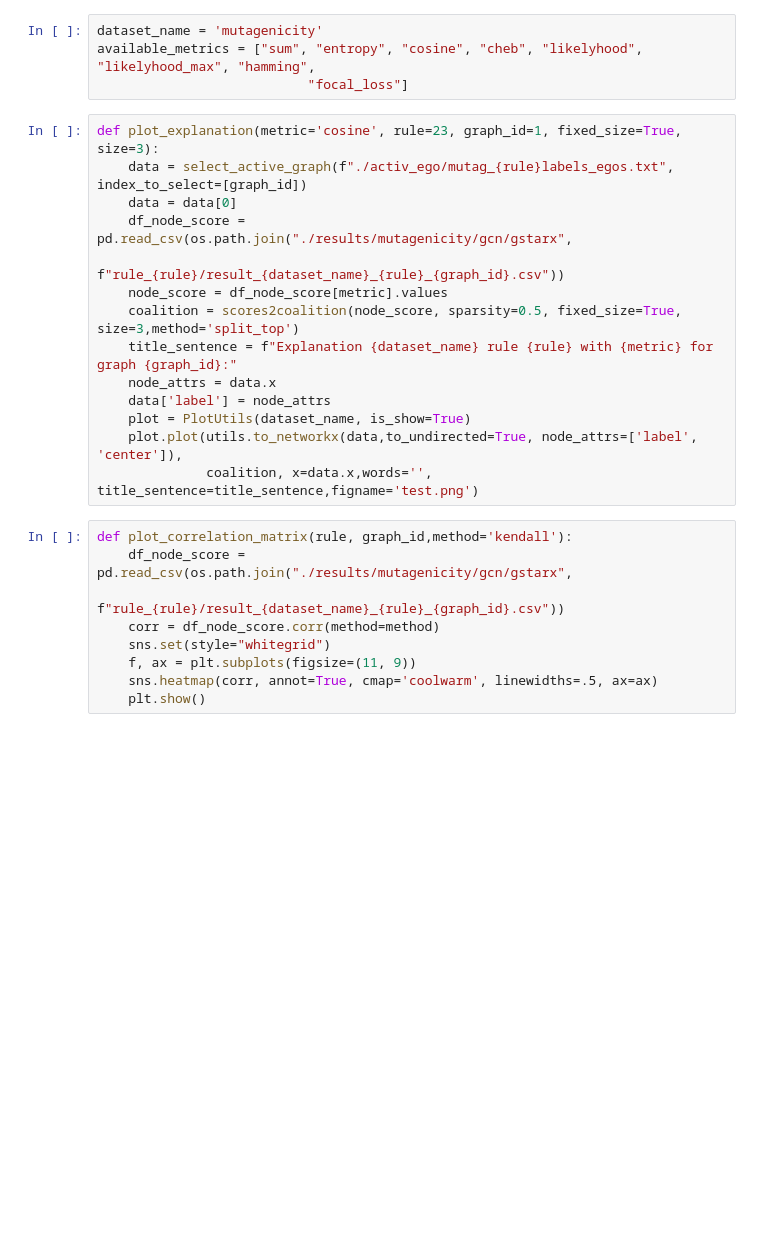
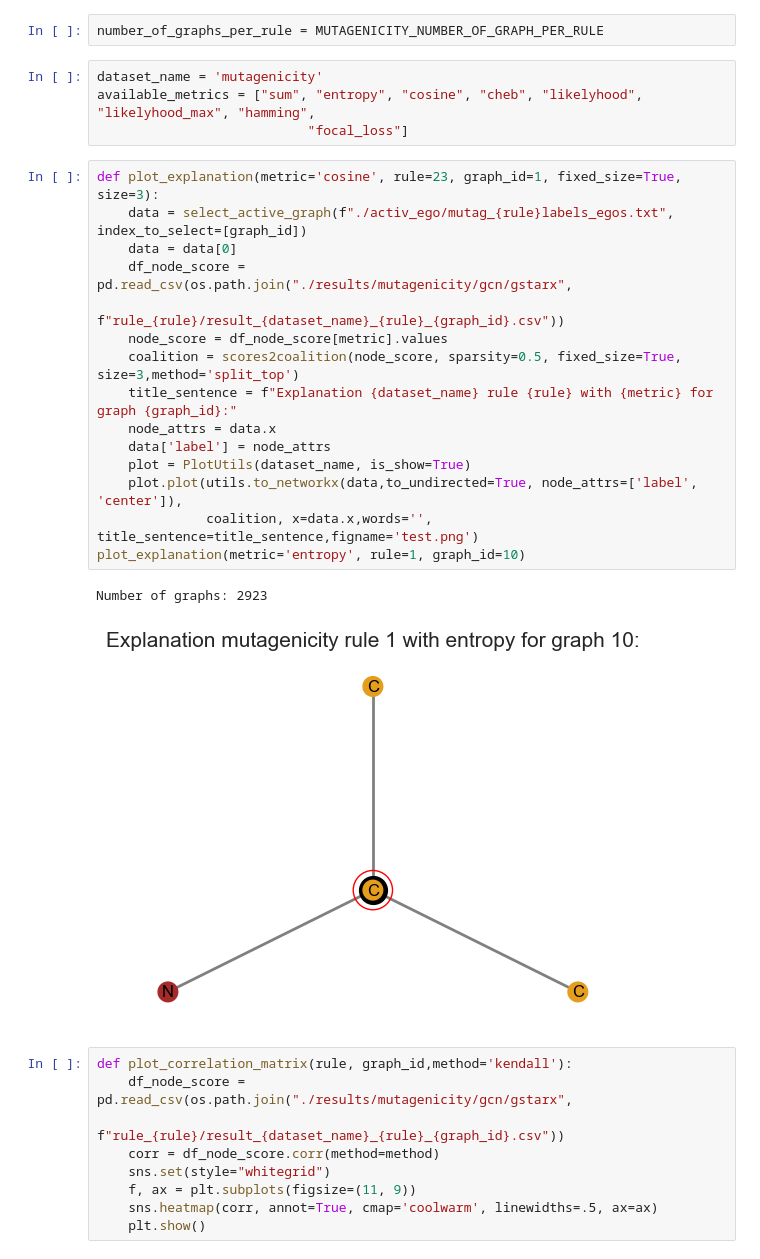
Before and after one commit to ElouanV/gnn_exaplainability, a Jupyter notebook: src/eval.ipynb, the cells around one changed output. Cells and saved outputs as stored; diff of their text form; blank space fills up the shorter version.

```diff
--- a/src/eval.ipynb
+++ b/src/eval.ipynb
@@ -13,3 +13,5 @@ import numpy as np
+# %%
+number_of_graphs_per_rule = MUTAGENICITY_NUMBER_OF_GRAPH_PER_RULE
 # %%
 dataset_name = 'mutagenicity'
 available_metrics = ["sum", "entropy", "cosine", "cheb", "likelyhood", "likelyhood_max", "hamming",
@@ -17,17 +19,21 @@ available_metrics = ["sum", "entropy", "cosine", "cheb", "likelyhood", "likelyho
 # %%
 def plot_explanation(metric='cosine', rule=23, graph_id=1, fixed_size=True, size=3):
     data = select_active_graph(f"./activ_ego/mutag_{rule}labels_egos.txt", index_to_select=[graph_id])
     data = data[0]
     df_node_score = pd.read_csv(os.path.join("./results/mutagenicity/gcn/gstarx",
                              f"rule_{rule}/result_{dataset_name}_{rule}_{graph_id}.csv"))
     node_score = df_node_score[metric].values
     coalition = scores2coalition(node_score, sparsity=0.5, fixed_size=True, size=3,method='split_top')
     title_sentence = f"Explanation {dataset_name} rule {rule} with {metric} for graph {graph_id}:"
     node_attrs = data.x
     data['label'] = node_attrs
     plot = PlotUtils(dataset_name, is_show=True)
     plot.plot(utils.to_networkx(data,to_undirected=True, node_attrs=['label', 'center']),
               coalition, x=data.x,words='', title_sentence=title_sentence,figname='test.png')
+plot_explanation(metric='entropy', rule=1, graph_id=10)
+# %% [output]
+Number of graphs: 2923
+[figure, added]
 # %%
 def plot_correlation_matrix(rule, graph_id,method='kendall'):
     df_node_score = pd.read_csv(os.path.join("./results/mutagenicity/gcn/gstarx",
```
Also changed, not shown: parts of 24 cells of this notebook, 9 other files.
